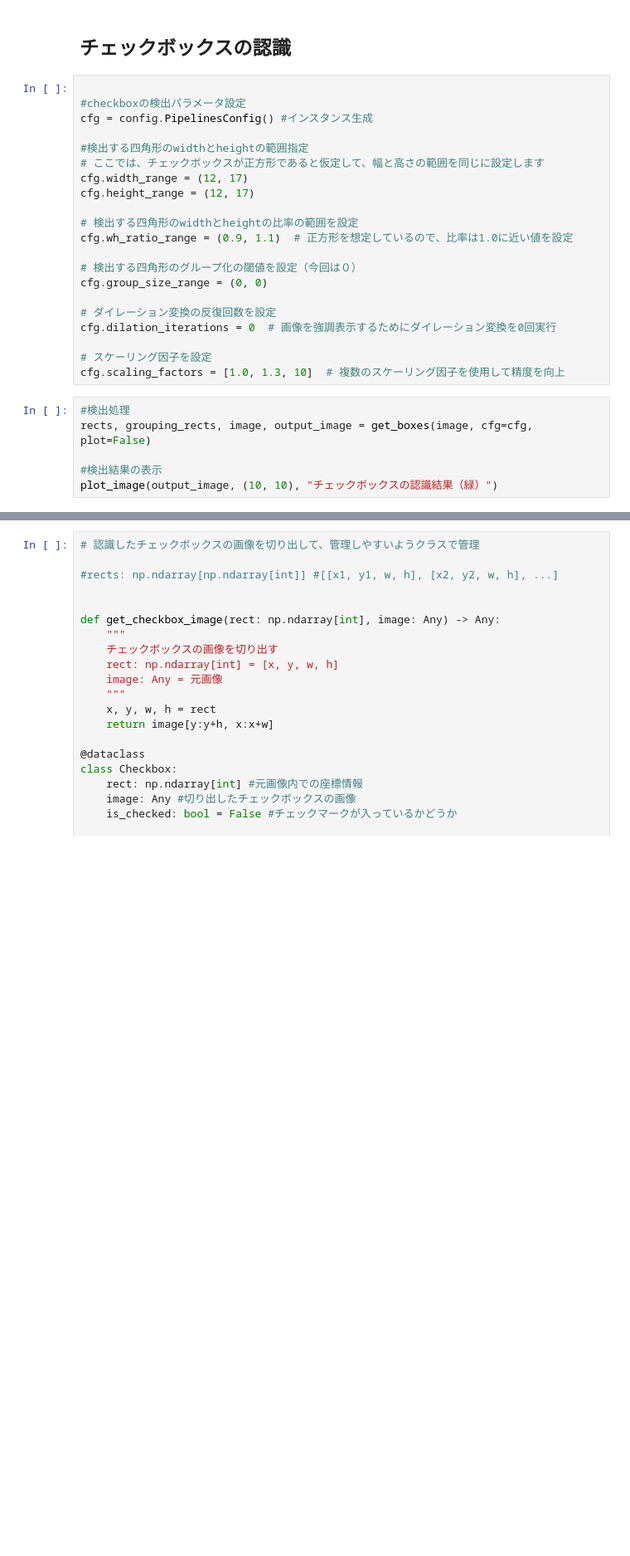
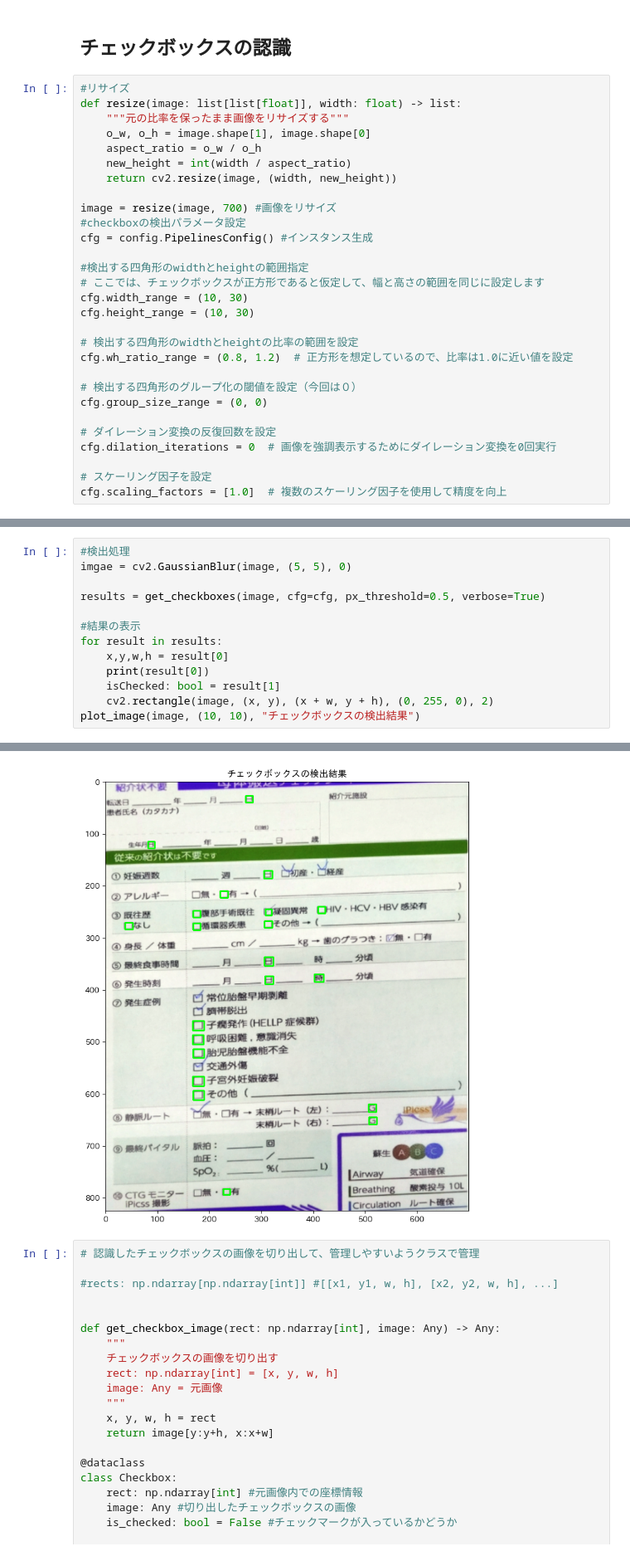
Before and after one commit to tsyu12345/OCR-Sample, a Jupyter notebook: OCR-Sample/checkmark_detection.ipynb, the cells around one changed output, grey strips where cells are left out. Shown at 83% size. Saved outputs shown, nothing was run; the diff lists cells and outputs as text; blank space fills up the shorter version.

```diff
--- a/OCR-Sample/checkmark_detection.ipynb
+++ b/OCR-Sample/checkmark_detection.ipynb
@@ -137,17 +201,25 @@ detect_paper("../samples/DSC_0454.JPG" )
 # %% [markdown]
 ## チェックボックスの認識
 # %%
+#リサイズ
+def resize(image: list[list[float]], width: float) -> list:
+    """元の比率を保ったまま画像をリサイズする"""
+    o_w, o_h = image.shape[1], image.shape[0]
+    aspect_ratio = o_w / o_h
+    new_height = int(width / aspect_ratio)
+    return cv2.resize(image, (width, new_height))
 
+image = resize(image, 700) #画像をリサイズ
 #checkboxの検出パラメータ設定
 cfg = config.PipelinesConfig() #インスタンス生成
 
 #検出する四角形のwidthとheightの範囲指定
 # ここでは、チェックボックスが正方形であると仮定して、幅と高さの範囲を同じに設定します
-cfg.width_range = (12, 17)
-cfg.height_range = (12, 17)
+cfg.width_range = (10, 30)
+cfg.height_range = (10, 30)
 
 # 検出する四角形のwidthとheightの比率の範囲を設定
-cfg.wh_ratio_range = (0.9, 1.1)  # 正方形を想定しているので、比率は1.0に近い値を設定
+cfg.wh_ratio_range = (0.8, 1.2)  # 正方形を想定しているので、比率は1.0に近い値を設定
 
 # 検出する四角形のグループ化の閾値を設定（今回は０）
 cfg.group_size_range = (0, 0)
@@ -156,10 +228,4 @@ cfg.group_size_range = (0, 0)
 cfg.dilation_iterations = 0  # 画像を強調表示するためにダイレーション変換を0回実行
 
 # スケーリング因子を設定
-cfg.scaling_factors = [1.0, 1.3, 10]  # 複数のスケーリング因子を使用して精度を向上
+cfg.scaling_factors = [1.0]  # 複数のスケーリング因子を使用して精度を向上
-# %%
-#検出処理
-rects, grouping_rects, image, output_image = get_boxes(image, cfg=cfg, plot=False)
-
-#検出結果の表示
-plot_image(output_image, (10, 10), "チェックボックスの認識結果（緑）")
@@ -168,0 +232,14 @@ WARNING: No rectangles were found in the input image.
+# %%
+#検出処理
+imgae = cv2.GaussianBlur(image, (5, 5), 0)
+
+results = get_checkboxes(image, cfg=cfg, px_threshold=0.5, verbose=True)
+
+#結果の表示
+for result in results:
+    x,y,w,h = result[0]
+    print(result[0])
+    isChecked: bool = result[1]
+    cv2.rectangle(image, (x, y), (x + w, y + h), (0, 255, 0), 2)
+plot_image(image, (10, 10), "チェックボックスの検出結果")
+# %% [output]
@@ -169,3 +263,4 @@ WARNING: No rectangles were found in the input image.
+[figure, added]
 # %%
 # 認識したチェックボックスの画像を切り出して、管理しやすいようクラスで管理
 
```
Also changed, not shown: parts of 9 cells of this notebook, 18 other files.
